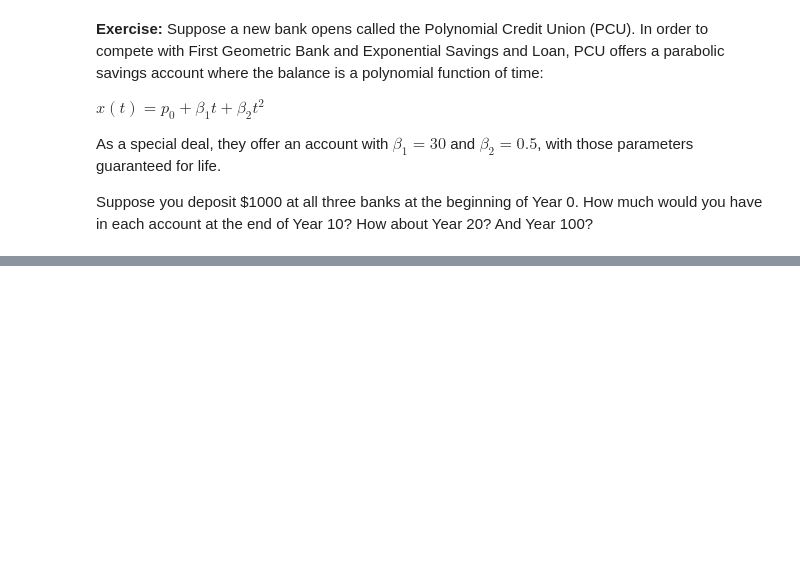
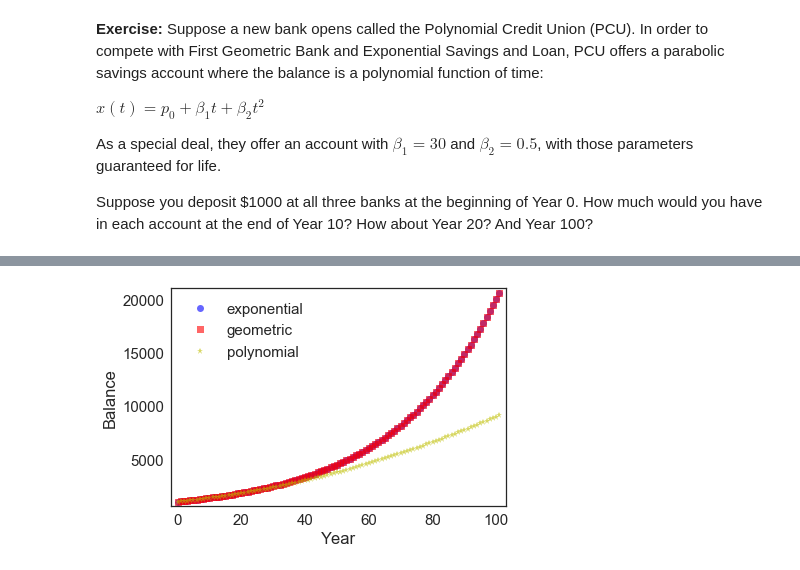
Before and after one commit to cusaitech/ModSimPy, a Jupyter notebook: code/chap04mine.ipynb, the cells around one changed output, grey strips where cells are left out. Saved outputs shown, nothing was run; the diff lists cells and outputs as text; code cells hidden in the pictures; blank space fills up the shorter version.

```diff
--- a/code/chap04mine.ipynb
+++ b/code/chap04mine.ipynb
@@ -263,3 +286,14 @@ $ x(t) = p_0 + \beta_1 t + \beta_2 t^2 $
 As a special deal, they offer an account with $\beta_1 = 30$ and $\beta_2 = 0.5$, with those parameters guaranteed for life.
 
 Suppose you deposit \$1000 at all three banks at the beginning of Year 0.  How much would you have in each account at the end of Year 10?  How about Year 20?  And Year 100?
+# %%
+# Solution goes here
+years = 100
+time = linrange(years+1)
+geometric = p0 * (1 + alpha2) ** time
+exponential = p0 * exp(alpha * time)
+
+beta1 = 30
+beta2 = 0.5
+polynomial = p0 + beta1 * time + beta2 * time**2
+polynomial
@@ -266,3 +316,12 @@ Suppose you deposit \$1000 at all three banks at the beginning of Year 0.  How m
+# %%
+# Solution goes here
+newfig()
+plot(time, exponential, 'bo', label='exponential')
+plot(time, geometric, 'rs', label='geometric')
+plot(time, polynomial, 'y*', label='polynomial')
+decorate(xlabel='Year', ylabel='Balance')
+# %% [output]
+[figure, added]
 # %%
 # Solution goes here
 # %%
```
Also changed, not shown: parts of 7 cells of this notebook, 2 other files.
